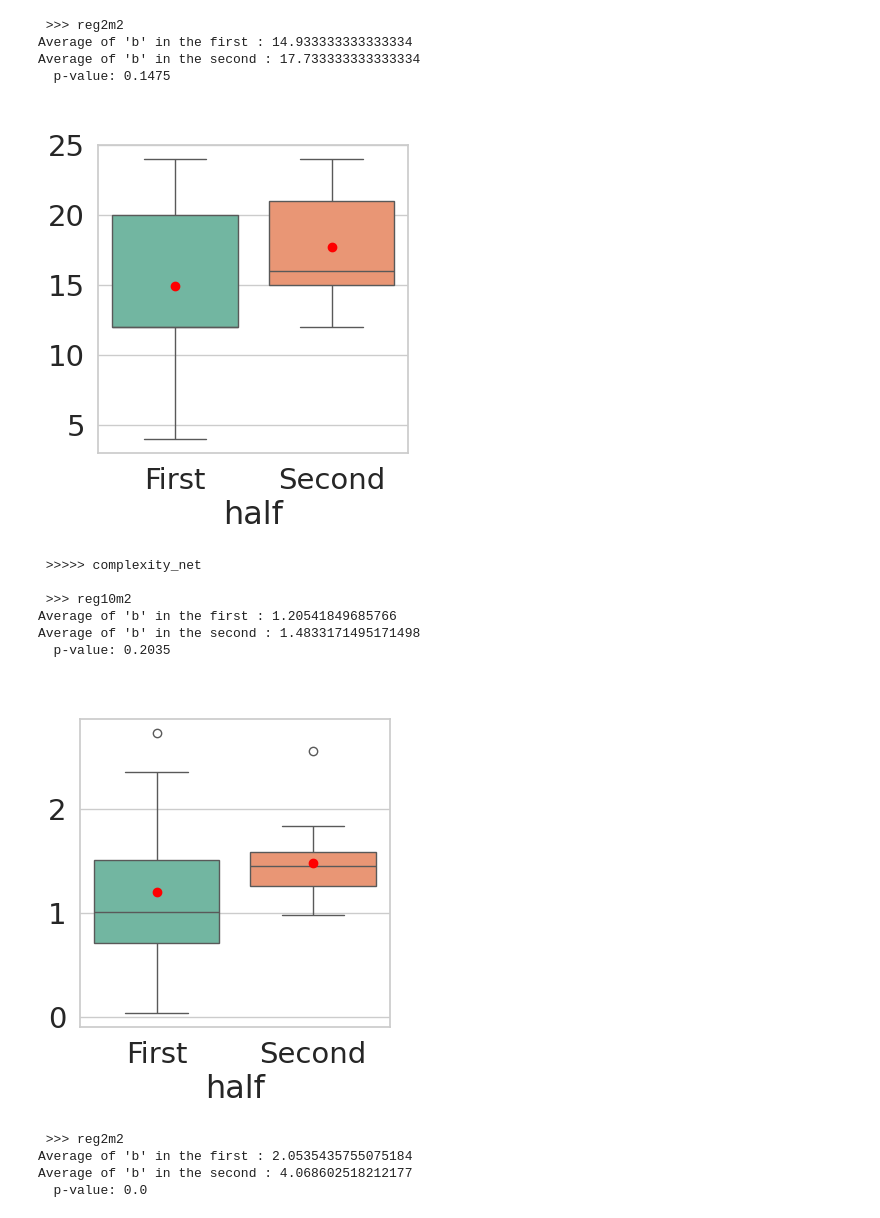
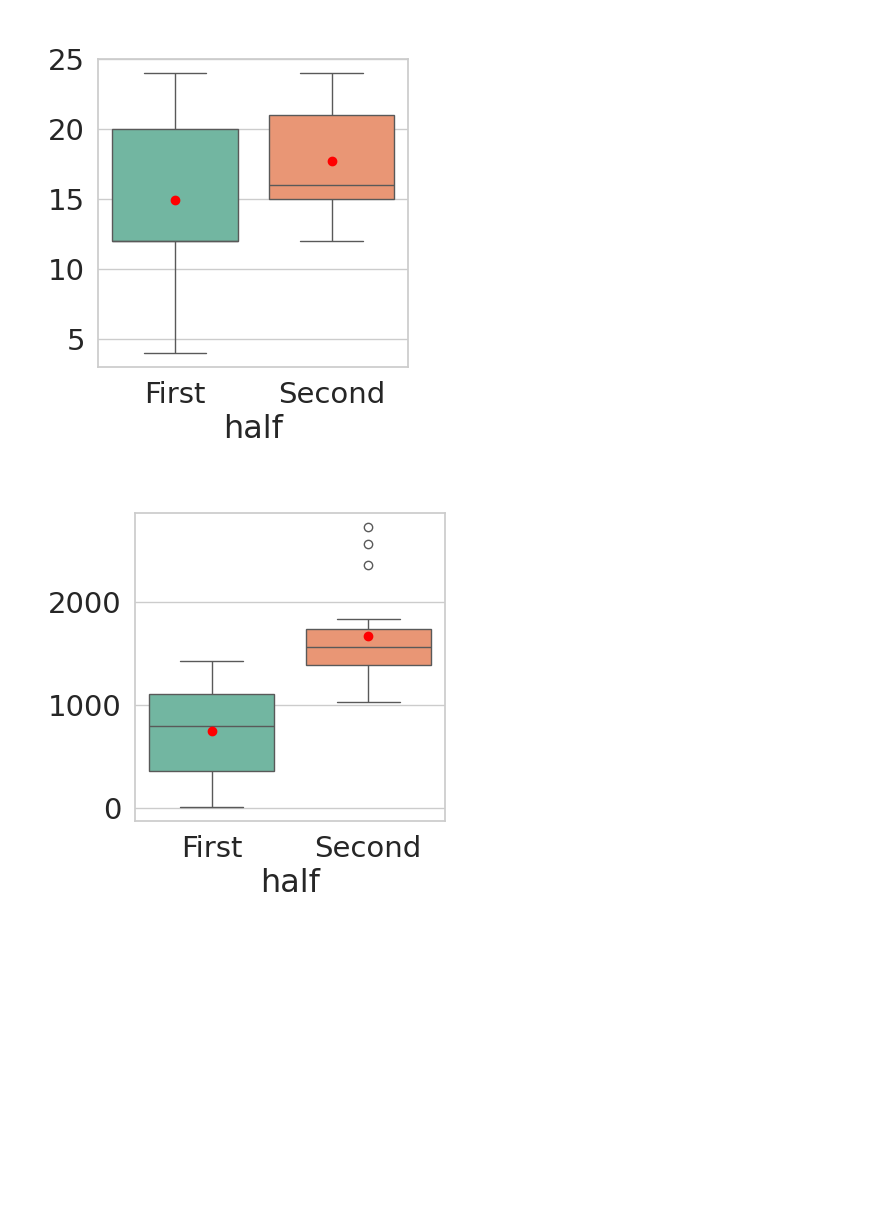
Before and after one commit to karinemiras/revolve2, a Jupyter notebook: experiments/default_study/knockout_analysisv2.ipynb, the cells around one changed output. Drawn from its saved outputs; the diff is of its cells as text; code cells hidden in the pictures; blank space fills up the shorter version.

```diff
--- a/experiments/default_study/knockout_analysisv2.ipynb
+++ b/experiments/default_study/knockout_analysisv2.ipynb
@@ -342,14 +584,10 @@ P-value: 0.0
 # %%
 ### CORRELATIONS: EPISTASIS VS PHENOCOMPLEXITY
 
-keys = ['experiment_name', 'run', 'gen', 'individual_id']
-
-df_complexity_net = pd.read_csv(f'{path}/complexity/complexity_net.csv').drop(columns=['ranking'])
-df_complexity_all = pd.merge(df_complexity, df_complexity_net, on=keys, how='inner')
 
 df_complexity_end = df_complexity_all[(df_complexity_all['gen'] == 100)]
 
-metrics1 = ['disp_y','geno_size', 'complexity_branch', 'complexity_env', 'complexity_net']
+metrics1 = ['disp_y','n_genes', 'complexity_branch', 'complexity_env', 'interactions_density']
 #metrics1 = ['disp_y', 'complexity_branch', 'complexity_env', 'complexity_net']
 
 metrics2 = []
@@ -366,10 +604,9 @@ for idx,trait in enumerate(traits):
     metrics2.append('avg_positive_'+trait)
     metrics2.append('avg_negative_'+trait)
 
-    corr_df['complexity_net'] = corr_df['complexity_net']/ corr_df['geno_size']
-
     obsolete_vars = ['symmetry', 'extremities_prop' ,'neutral', 'positive', 'negative', 'epistasis']
-    redudant_vars = [ 'ranking', 'disp_y', 'geno_size','complexity_env','complexity_branch', 'complexity_net']
+    redudant_vars = [ 'ranking', 'disp_y', 'geno_size', 'n_genes' ,'complexity_env',
+                     'complexity_branch', 'complexity_net', 'interactions_density']
 
     if idx == 0:
         corr_df_all = corr_df.drop(columns=obsolete_vars)
@@ -382,12 +619,11 @@ for idx_experiment, exp in enumerate(experiments):
     print('>>', exp)
     df_complexity_end_exp = corr_df_all[(corr_df_all['experiment_name'] == exp)]
     df_complexity_end_exp = df_complexity_end_exp[ (df_complexity_end_exp['ranking'] == 'best') ]
-    #display(df_complexity_end_exp)
+   # display(df_complexity_end_exp)
 
     corr_matrix = df_complexity_end_exp[metrics1+metrics2].corr()
-    #corr_matrix = corr_matrix.loc[metrics1, metrics2+['complexity_net', 'geno_size', 'disp_y'] ]
-    corr_matrix = corr_matrix.loc[metrics1, metrics2+['complexity_net'] ]
-    display(corr_matrix)
+    corr_matrix = corr_matrix.loc[metrics1, metrics2+['interactions_density', 'n_genes', 'disp_y'] ]
+   # display(corr_matrix)
 
     ##################################
     # Filter out correlations below the threshold
@@ -464,10 +793,8 @@ for idx_experiment, exp in enumerate(experiments):
 ### COMPLEXITY VS SIZE
 
 
-# metrics_dist = ['geno_size', 'complexity_net', 'disp_y']
-# metric_order = 'complexity_env'
 metrics_dist = ['complexity_env', 'complexity_net', 'disp_y']
-metric_order = 'geno_size'
+metric_order = 'n_genes'
 
 for metric_dist in metrics_dist:
     print('\n >>>>>',metric_dist)
@@ -487,7 +814,7 @@ for metric_dist in metrics_dist:
         # Calculate and display the averages for 'b' in each half
         avg_first_half = first_half[metric_dist].mean()
         avg_second_half = second_half[metric_dist].mean()
-     #   display(first_half)
+        #display(first_half)
       #  display(second_half)
         print(f"Average of 'b' in the first : {avg_first_half}")
         print(f"Average of 'b' in the second : {avg_second_half}")
@@ -513,7 +840,7 @@ for metric_dist in metrics_dist:
 
         plt.title(' ')
         plt.ylabel('' )
-        plt.show()
+      #  plt.show()
 # %% [output]
  >>>>> complexity_env
 
@@ -525,16 +863,2 @@ Average of 'b' in the second : 16.0
- >>> reg2m2
-Average of 'b' in the first : 14.933333333333334
-Average of 'b' in the second : 17.733333333333334
-  p-value: 0.1475
 [figure]
- >>>>> complexity_net
-
- >>> reg10m2
-Average of 'b' in the first : 1.20541849685766
-Average of 'b' in the second : 1.4833171495171498
-  p-value: 0.2035
-[figure, old version]
+[figure, new version]
- >>> reg2m2
-Average of 'b' in the first : 2.0535435755075184
-Average of 'b' in the second : 4.068602518212177
-  p-value: 0.0
```
Also changed, not shown: parts of 11 cells of this notebook, 9 other files.
